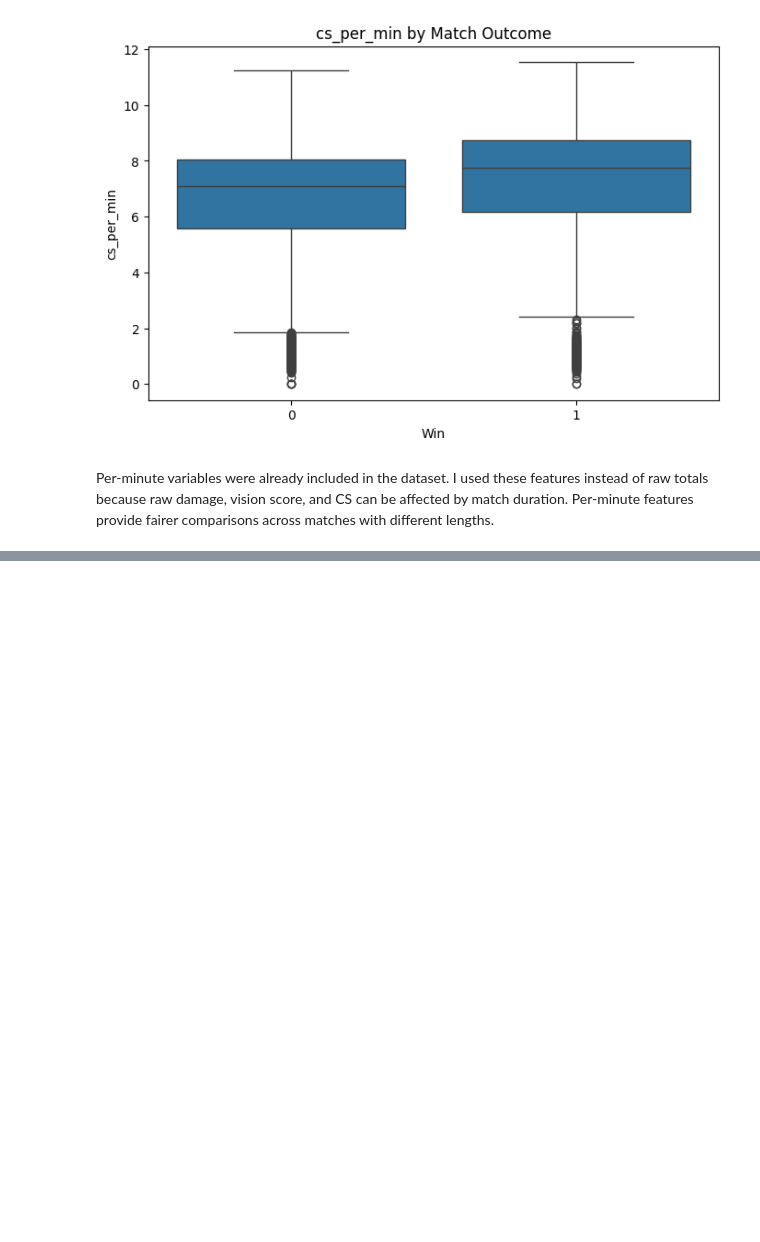
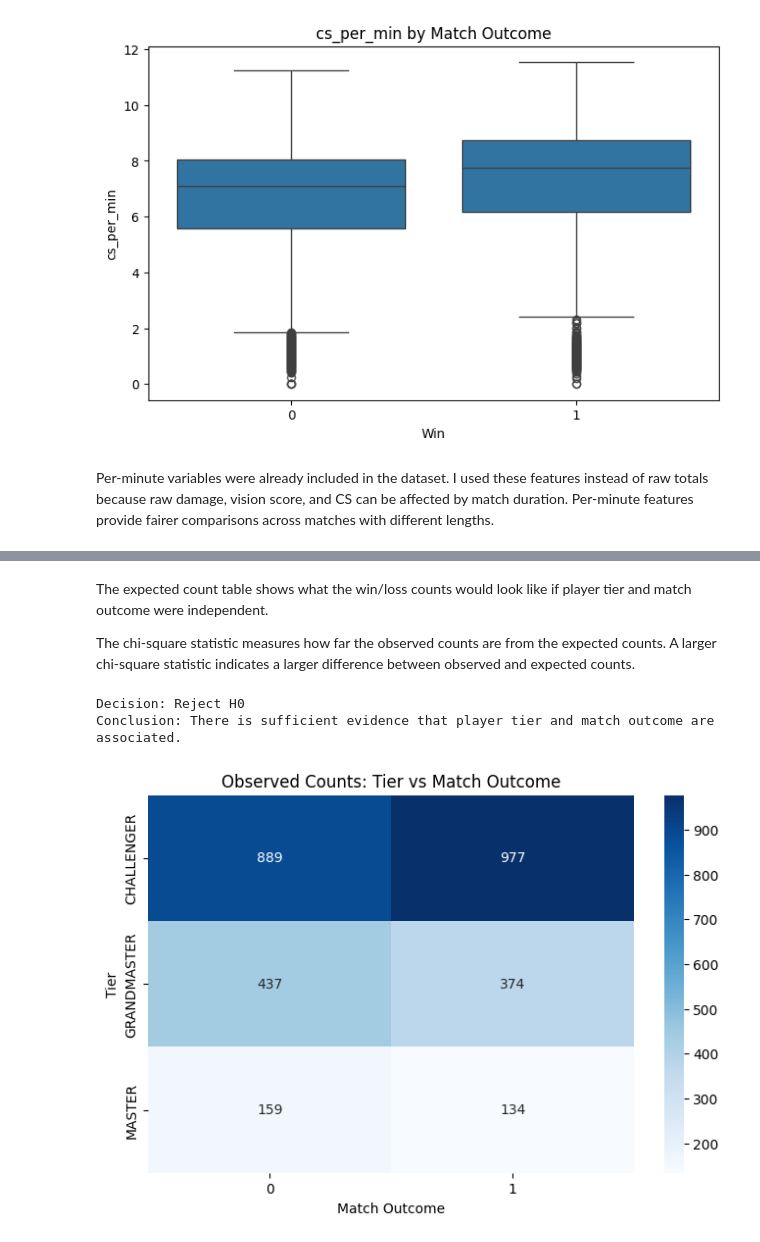
Before and after one commit to borayilmaz12/DSA210-Term-Project-Bora-Y-lmaz, a Jupyter notebook: notebooks/eda_and_hypothesis_tests_updated.ipynb, the cells around one changed output, grey strips where cells are left out. Cells and saved outputs as stored; diff of their text form; code cells hidden in the pictures; blank space fills up the shorter version.

```diff
--- a/notebooks/eda_and_hypothesis_tests_updated.ipynb
+++ b/notebooks/eda_and_hypothesis_tests_updated.ipynb
@@ -287,0 +428,8 @@ In other words, a player's tier is significantly associated with match success,
+# %%
+# Make sure win is coded as 0/1
+df["win"] = df["win"].astype(int)
+
+# Create contingency table: observed counts
+contingency_table = pd.crosstab(df["tier"], df["win"])
+
+contingency_table
@@ -287,0 +474,25 @@ In other words, a player's tier is significantly associated with match success,
+# %% [markdown]
+The expected count table shows what the win/loss counts would look like if player tier and match outcome were independent.
+
+The chi-square statistic measures how far the observed counts are from the expected counts. A larger chi-square statistic indicates a larger difference between observed and expected counts.
+# %%
+alpha = 0.05
+
+if p_value <= alpha:
+    print("Decision: Reject H0")
+    print("Conclusion: There is sufficient evidence that player tier and match outcome are associated.")
+else:
+    print("Decision: Fail to reject H0")
+    print("Conclusion: There is not sufficient evidence that player tier and match outcome are associated.")
+# %% [output]
+Decision: Reject H0
+Conclusion: There is sufficient evidence that player tier and match outcome are associated.
+# %%
+plt.figure(figsize=(8, 5))
+sns.heatmap(contingency_table, annot=True, fmt="d", cmap="Blues")
+plt.title("Observed Counts: Tier vs Match Outcome")
+plt.xlabel("Match Outcome")
+plt.ylabel("Tier")
+plt.show()
+# %% [output]
+[figure, added]
```
Also changed, not shown: parts of 25 cells of this notebook.
